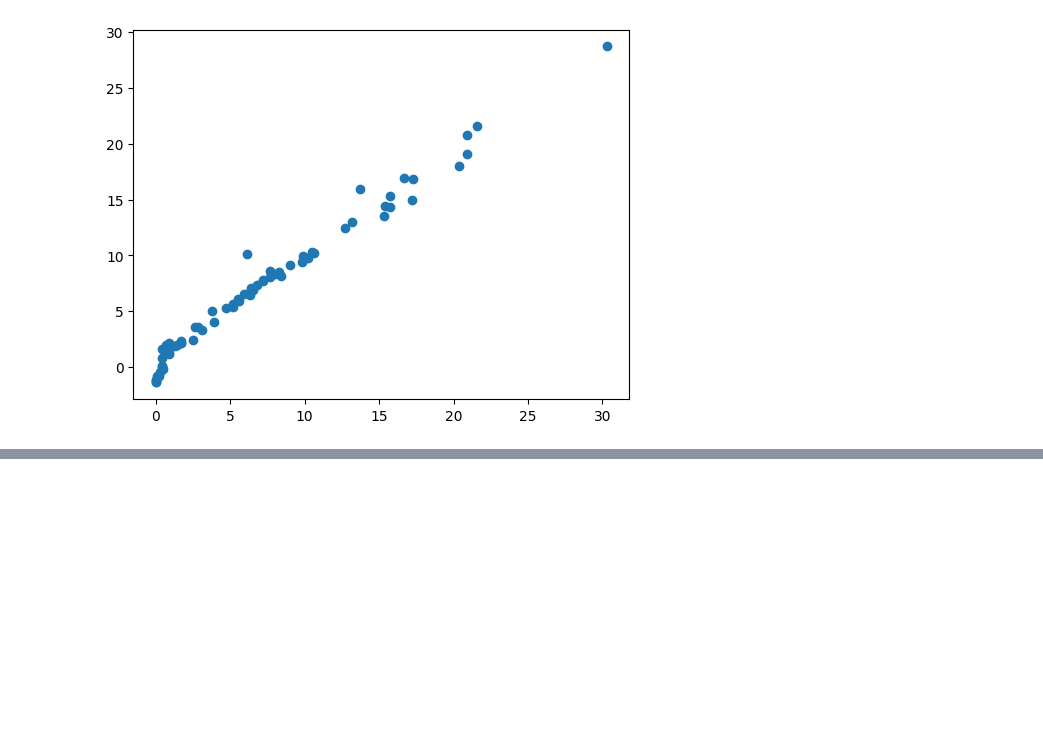
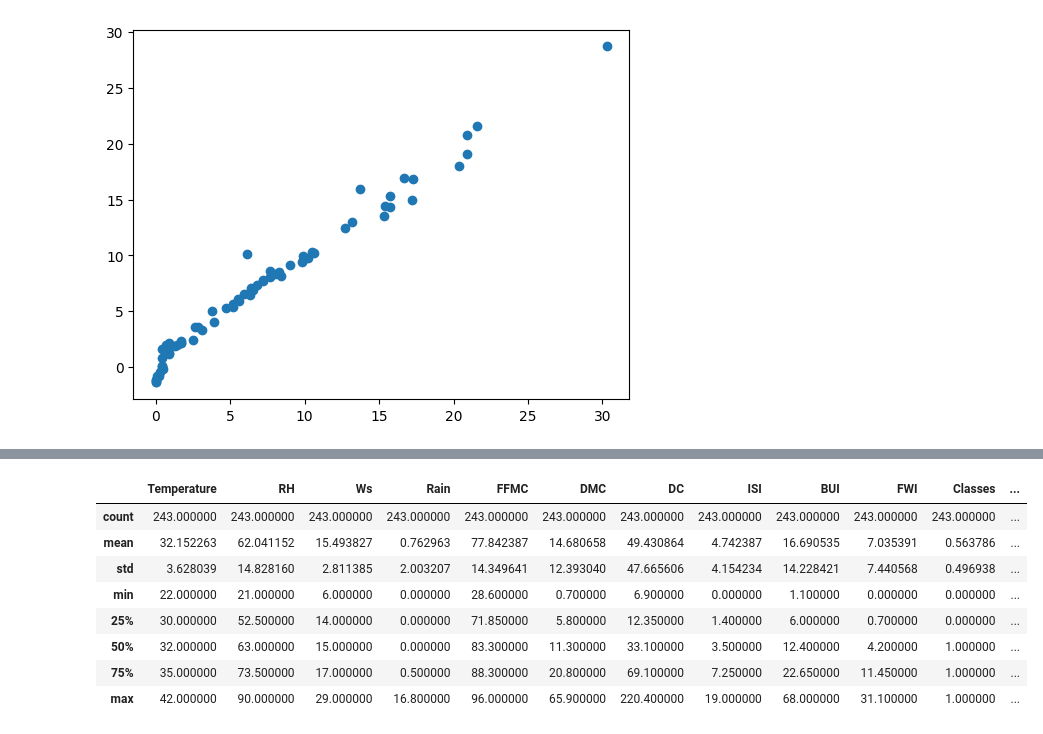
Before and after one commit to Ashok-Prajapati2/Machine-Learning, a Jupyter notebook: Projects/Forest-Fire-Prediction/model.ipynb, the cells around one changed output, grey strips where cells are left out. Cells and saved outputs as stored; diff of their text form; code cells hidden in the pictures; blank space fills up the shorter version.

```diff
--- a/Projects/Forest-Fire-Prediction/model.ipynb
+++ b/Projects/Forest-Fire-Prediction/model.ipynb
@@ -367,0 +484,12 @@ Accuracy: 97.83 %
+# %%
+df.describe()
+# %% [output]
+|  | Temperature | RH | Ws | Rain | FFMC | DMC | DC | ISI | BUI | FWI | Classes | ... |
+| count | 243.000000 | 243.000000 | 243.000000 | 243.000000 | 243.000000 | 243.000000 | 243.000000 | 243.000000 | 243.000000 | 243.000000 | 243.000000 | ... |
+| mean | 32.152263 | 62.041152 | 15.493827 | 0.762963 | 77.842387 | 14.680658 | 49.430864 | 4.742387 | 16.690535 | 7.035391 | 0.563786 | ... |
+| std | 3.628039 | 14.828160 | 2.811385 | 2.003207 | 14.349641 | 12.393040 | 47.665606 | 4.154234 | 14.228421 | 7.440568 | 0.496938 | ... |
+| min | 22.000000 | 21.000000 | 6.000000 | 0.000000 | 28.600000 | 0.700000 | 6.900000 | 0.000000 | 1.100000 | 0.000000 | 0.000000 | ... |
+| 25% | 30.000000 | 52.500000 | 14.000000 | 0.000000 | 71.850000 | 5.800000 | 12.350000 | 1.400000 | 6.000000 | 0.700000 | 0.000000 | ... |
+| 50% | 32.000000 | 63.000000 | 15.000000 | 0.000000 | 83.300000 | 11.300000 | 33.100000 | 3.500000 | 12.400000 | 4.200000 | 1.000000 | ... |
+| 75% | 35.000000 | 73.500000 | 17.000000 | 0.500000 | 88.300000 | 20.800000 | 69.100000 | 7.250000 | 22.650000 | 11.450000 | 1.000000 | ... |
+| max | 42.000000 | 90.000000 | 29.000000 | 16.800000 | 96.000000 | 65.900000 | 220.400000 | 19.000000 | 68.000000 | 31.100000 | 1.000000 | ... |
```
Also changed, not shown: parts of 35 cells of this notebook, 6 other files.
